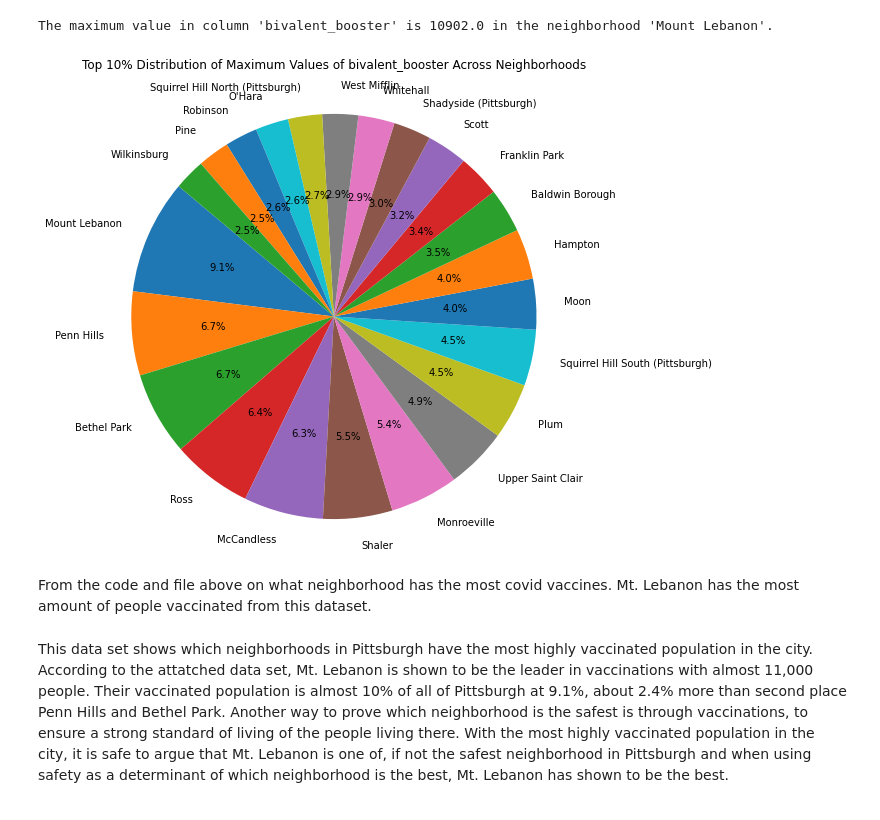
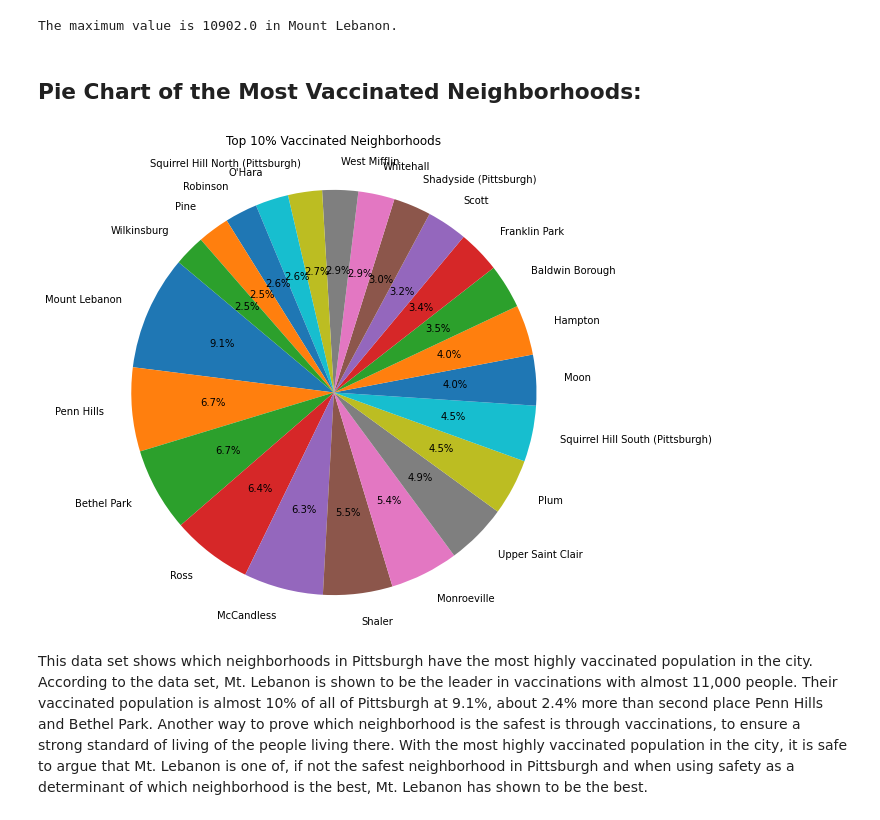
Before and after one commit to ZacharyLRenaud26/BigIdeasFinalG12, a Jupyter notebook: covidZLR.ipynb, the cells around one changed output. Cells and saved outputs as stored; diff of their text form; code cells hidden in the pictures.

Commit message:
Finished Covid File

```diff
--- a/covidZLR.ipynb
+++ b/covidZLR.ipynb
@@ -19,32 +23,32 @@ csv_file = '61ab4ad4-fb84-4789-95c9-cbe116414287.csv'
 column_name = 'bivalent_booster'
 neighborhood_column = 'neighborhood_municipality'
 max_value_in_column, max_neighborhood = find_max_in_column(csv_file, column_name, neighborhood_column)
-print(f"The maximum value in column '{column_name}' is {max_value_in_column} in the neighborhood '{max_neighborhood}'.")
+print(f"The maximum value is {max_value_in_column} in {max_neighborhood}.")
 # %% [output]
-The maximum value in column 'bivalent_booster' is 10902.0 in the neighborhood 'Mount Lebanon'.
+The maximum value is 10902.0 in Mount Lebanon.
+# %% [markdown]
+## Pie Chart of the Most Vaccinated Neighborhoods:
 # %%
 import pandas as pd
 import matplotlib.pyplot as plt
 
 df = pd.read_csv('61ab4ad4-fb84-4789-95c9-cbe116414287.csv')
 
 sums = df.groupby(df["neighborhood_municipality"])["bivalent_booster"].sum()
 
 sorted_sums = sums.sort_values(ascending=False)
 
 threshold = sorted_sums.quantile(0.90)
 
 top_10 = sorted_sums[sorted_sums >= threshold]
 
 # Plot the pie chart
 plt.figure(figsize=(8, 8))
 plt.pie(top_10, labels=top_10.index, autopct='%1.1f%%', startangle=140, labeldistance=1.14)
-plt.title('Top 10% Distribution of Maximum Values of bivalent_booster Across Neighborhoods', pad=30)
+plt.title('Top 10% Vaccinated Neighborhoods', pad=30)
 plt.axis('equal')
 plt.show()
 # %% [output]
-[figure, old version]
+[figure, new version]
-# %% [markdown]
-From the code and file above on what neighborhood has the most covid vaccines. Mt. Lebanon has the most amount of people vaccinated from this dataset.
 # %% [markdown]
-This data set shows which neighborhoods in Pittsburgh have the most highly vaccinated population in the city. According to the attatched data set, Mt. Lebanon is shown to be the leader in vaccinations with almost 11,000 people. Their vaccinated population is almost 10% of all of Pittsburgh at 9.1%, about 2.4% more than second place Penn Hills and Bethel Park. Another way to prove which neighborhood is the safest is through vaccinations, to ensure a strong standard of living of the people living there. With the most highly vaccinated population in the city, it is safe to argue that Mt. Lebanon is one of, if not the safest neighborhood in Pittsburgh and when using safety as a determinant of which neighborhood is the best, Mt. Lebanon has shown to be the best.
+This data set shows which neighborhoods in Pittsburgh have the most highly vaccinated population in the city. According to the data set, Mt. Lebanon is shown to be the leader in vaccinations with almost 11,000 people. Their vaccinated population is almost 10% of all of Pittsburgh at 9.1%, about 2.4% more than second place Penn Hills and Bethel Park. Another way to prove which neighborhood is the safest is through vaccinations, to ensure a strong standard of living of the people living there. With the most highly vaccinated population in the city, it is safe to argue that Mt. Lebanon is one of, if not the safest neighborhood in Pittsburgh and when using safety as a determinant of which neighborhood is the best, Mt. Lebanon has shown to be the best.
```
Also changed, not shown: parts of 1 cell of this notebook.
